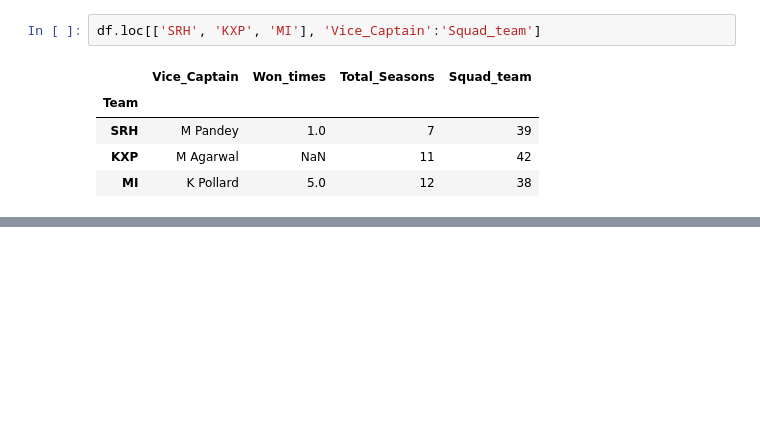
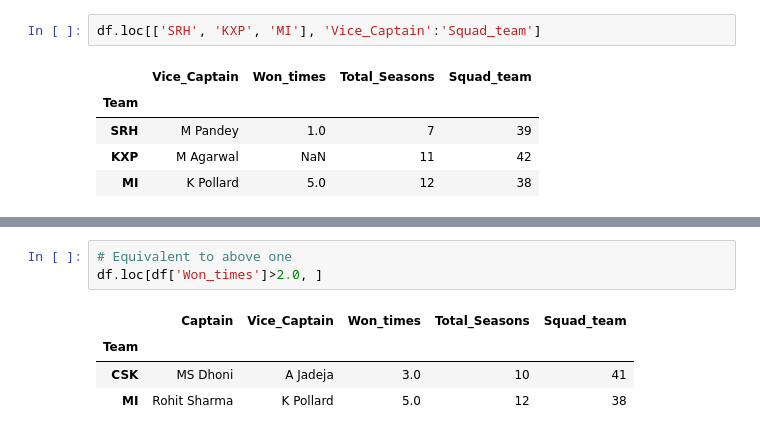
Before and after one commit to santoshkumarvagga/Data-Science, a Jupyter notebook: Pandas.ipynb, the cells around one changed output, grey strips where cells are left out. Cells and saved outputs as stored; diff of their text form; blank space fills up the shorter version.

```diff
--- a/Pandas.ipynb
+++ b/Pandas.ipynb
@@ -273,0 +297,8 @@ df.loc[['SRH', 'KXP', 'MI'], 'Vice_Captain':'Squad_team']
+# %%
+# Equivalent to above one
+df.loc[df['Won_times']>2.0, ]
+# %% [output]
+|  | Captain | Vice_Captain | Won_times | Total_Seasons | Squad_team |
+| Team |  |  |  |  |  |
+| CSK | MS Dhoni | A Jadeja | 3.0 | 10 | 41 |
+| MI | Rohit Sharma | K Pollard | 5.0 | 12 | 38 |
```
Also changed, not shown: parts of 6 cells of this notebook.
